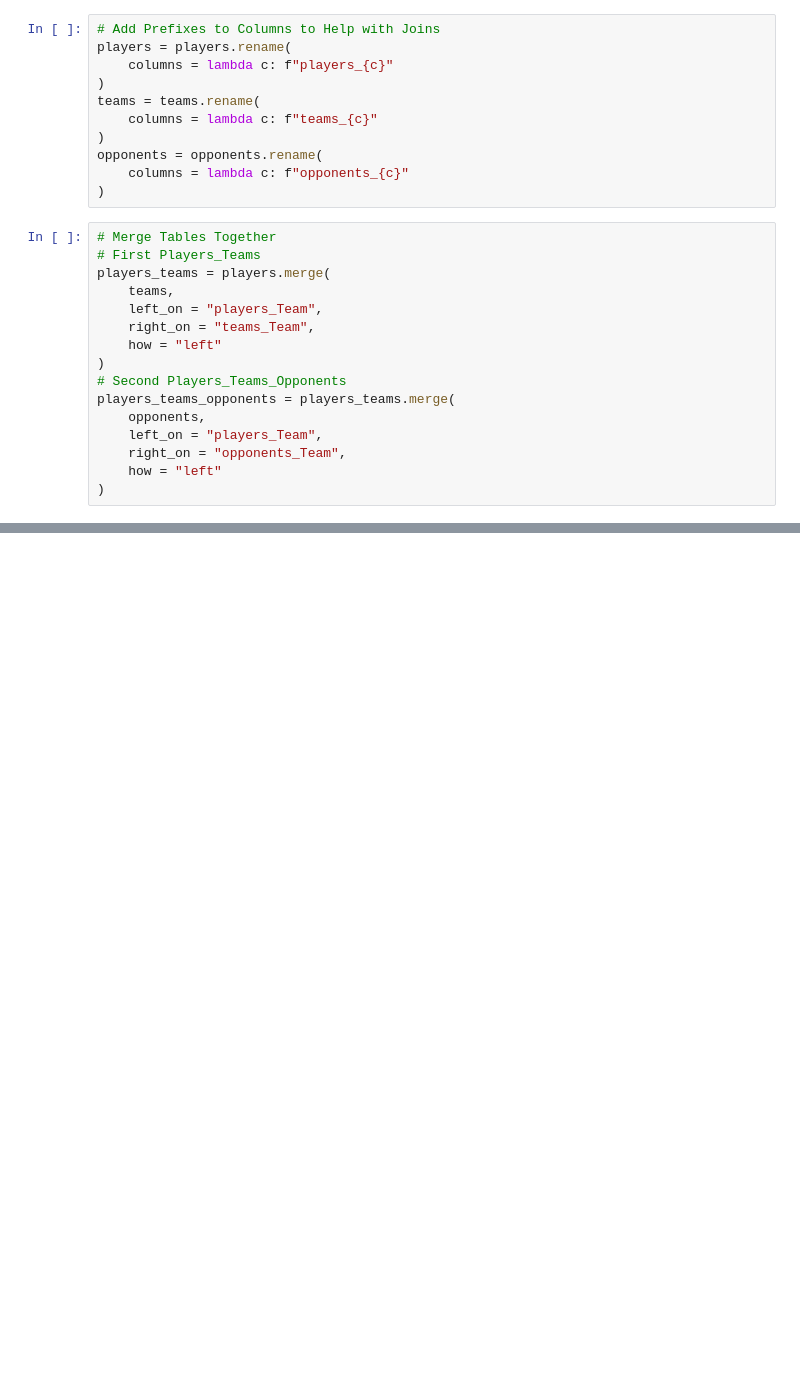
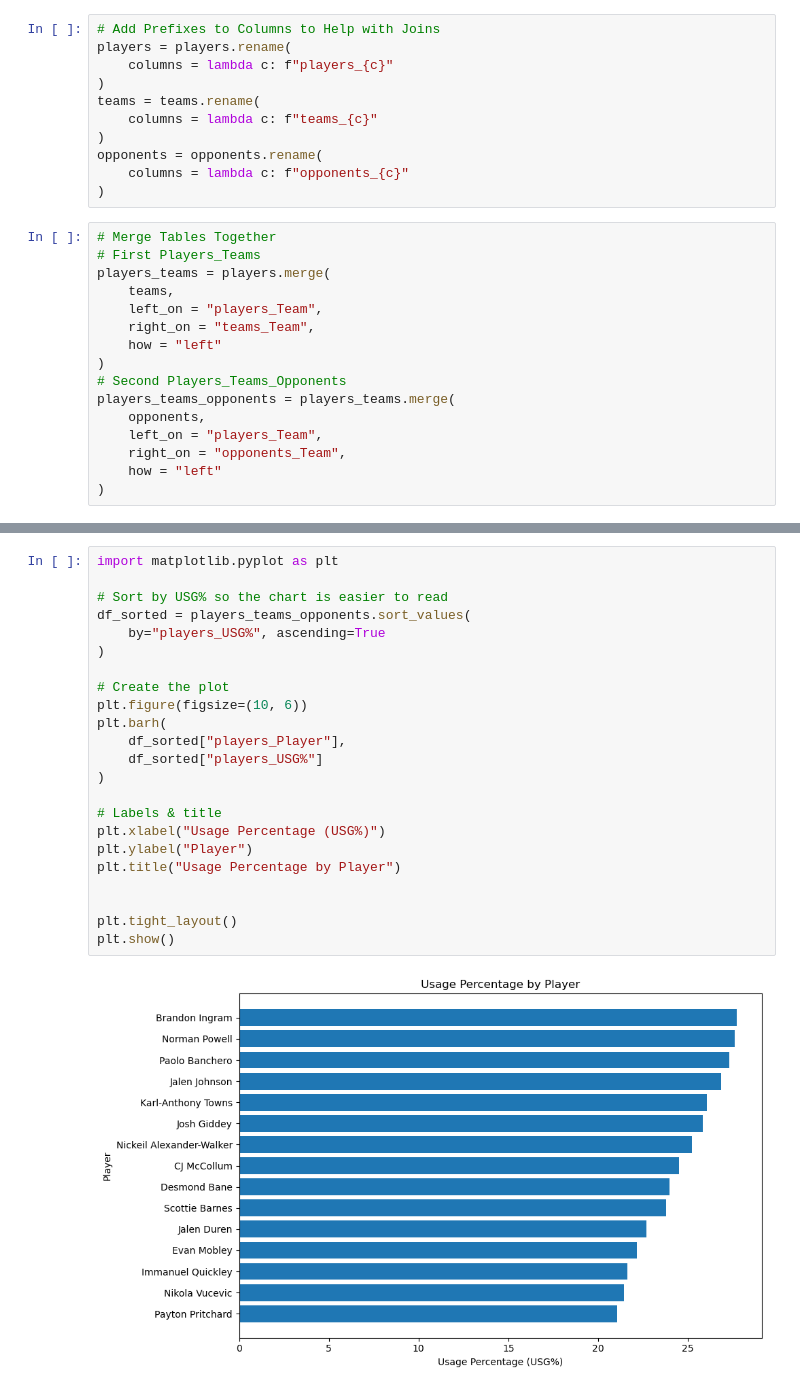
Before and after one commit to thejjserg/basketball-analytics, a Jupyter notebook: Assignments/Assignment-7_Visualization-and-Insight-Communication.ipynb, the cells around one changed output, grey strips where cells are left out. Cells and saved outputs as stored; diff of their text form; blank space fills up the shorter version.

```diff
--- a/Assignments/Assignment-7_Visualization-and-Insight-Communication.ipynb
+++ b/Assignments/Assignment-7_Visualization-and-Insight-Communication.ipynb
@@ -525,0 +314,25 @@ east_players_advanced_stats = players
+# %%
+import matplotlib.pyplot as plt
+
+# Sort by USG% so the chart is easier to read
+df_sorted = players_teams_opponents.sort_values(
+    by="players_USG%", ascending=True
+)
+
+# Create the plot
+plt.figure(figsize=(10, 6))
+plt.barh(
+    df_sorted["players_Player"],
+    df_sorted["players_USG%"]
+)
+
+# Labels & title
+plt.xlabel("Usage Percentage (USG%)")
+plt.ylabel("Player")
+plt.title("Usage Percentage by Player")
+
+
+plt.tight_layout()
+plt.show()
+# %% [output]
+[figure, added]
```
Also changed, not shown: parts of 27 cells of this notebook, 6 other files.
